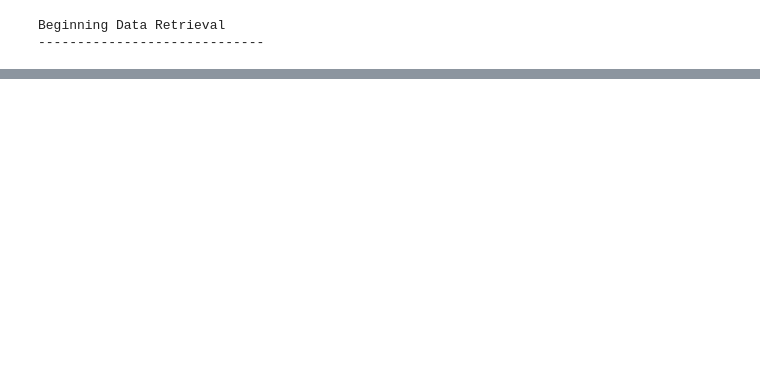
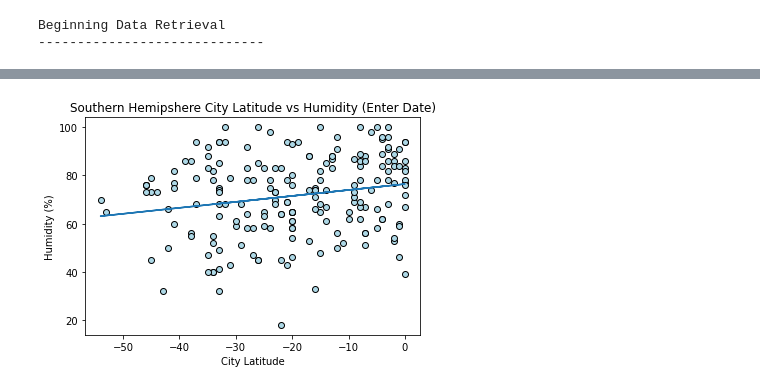
Before and after one commit to jgandre/python-api-challenge, a Jupyter notebook: WeatherPy/Untitled-Copy1.ipynb, the cells around one changed output, grey strips where cells are left out. Cells and saved outputs as stored; diff of their text form; code cells hidden in the pictures; blank space fills up the shorter version.

```diff
--- a/WeatherPy/Untitled-Copy1.ipynb
+++ b/WeatherPy/Untitled-Copy1.ipynb
@@ -363,3 +370,32 @@ predictions = model.predict(X)
+# %%
+df_south = df[df['Latitude'] <= 0]
+y = df_south["Humidity"].values
+
+X = df_south["Latitude"]
+X = [[e] for e in X]
+
+model = LinearRegression()
+model.fit(X,y)
+model.coef_
+model.intercept_
+r_squared = model.score(X,y)
+predictions = model.predict(X)
+
+plt.scatter(X,y , color = "lightblue", edgecolors = "black")
+plt.xlabel("City Latitude")
+plt.ylabel("Humidity (%)")
+plt.title("Southern Hemipshere City Latitude vs Humidity (Enter Date)")
+plt.plot(X,predictions)
+plt.show()
+
+model = LinearRegression()
+model.fit(X,y)
+model.coef_
+model.intercept_
+r_squared = model.score(X,y)
+predictions = model.predict(X)
+# %% [output]
+[figure, added]
 # %%
 # x = df["Latitude"].to_list()
 # # x_north = []
```
Also changed, not shown: parts of 8 cells of this notebook.
